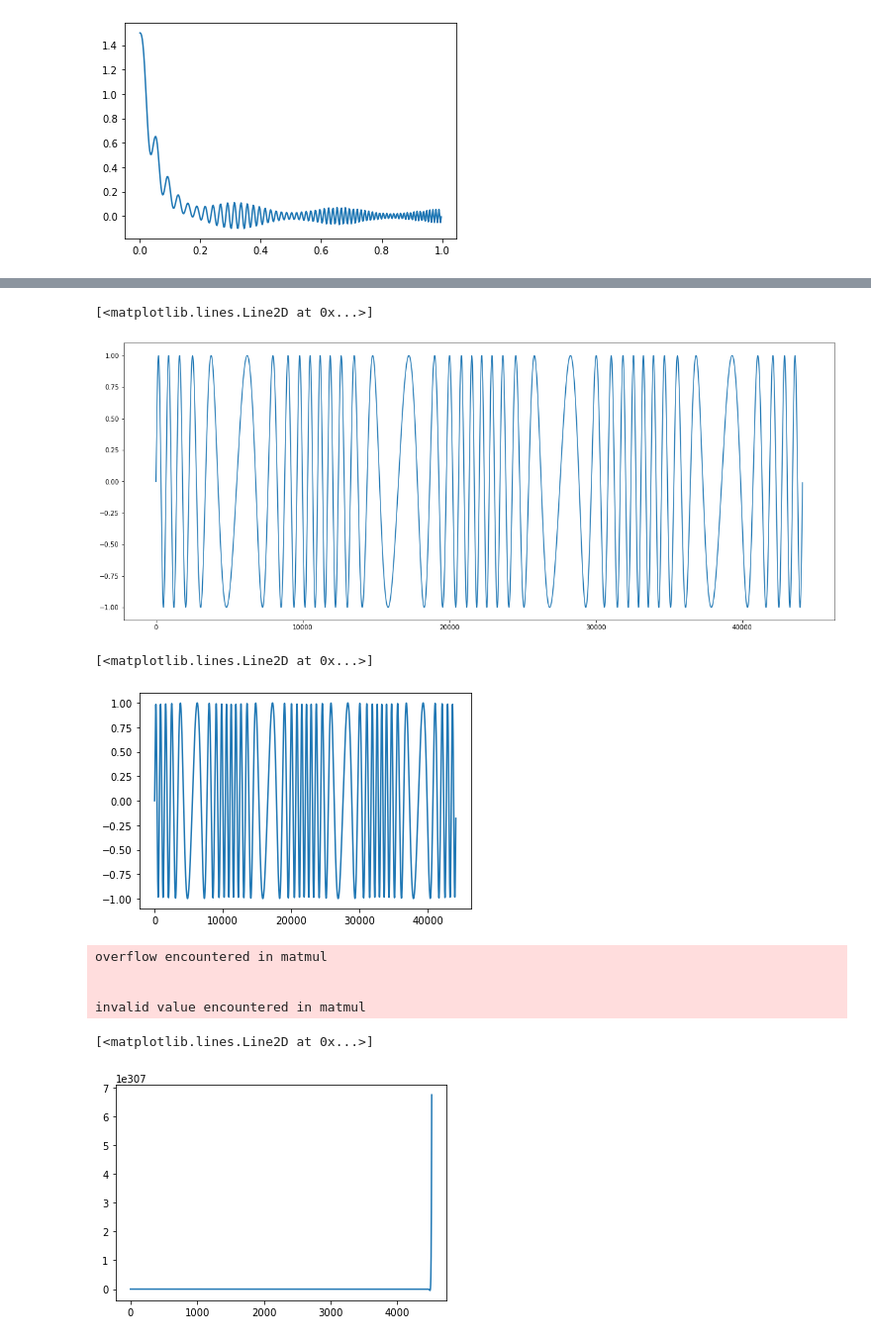
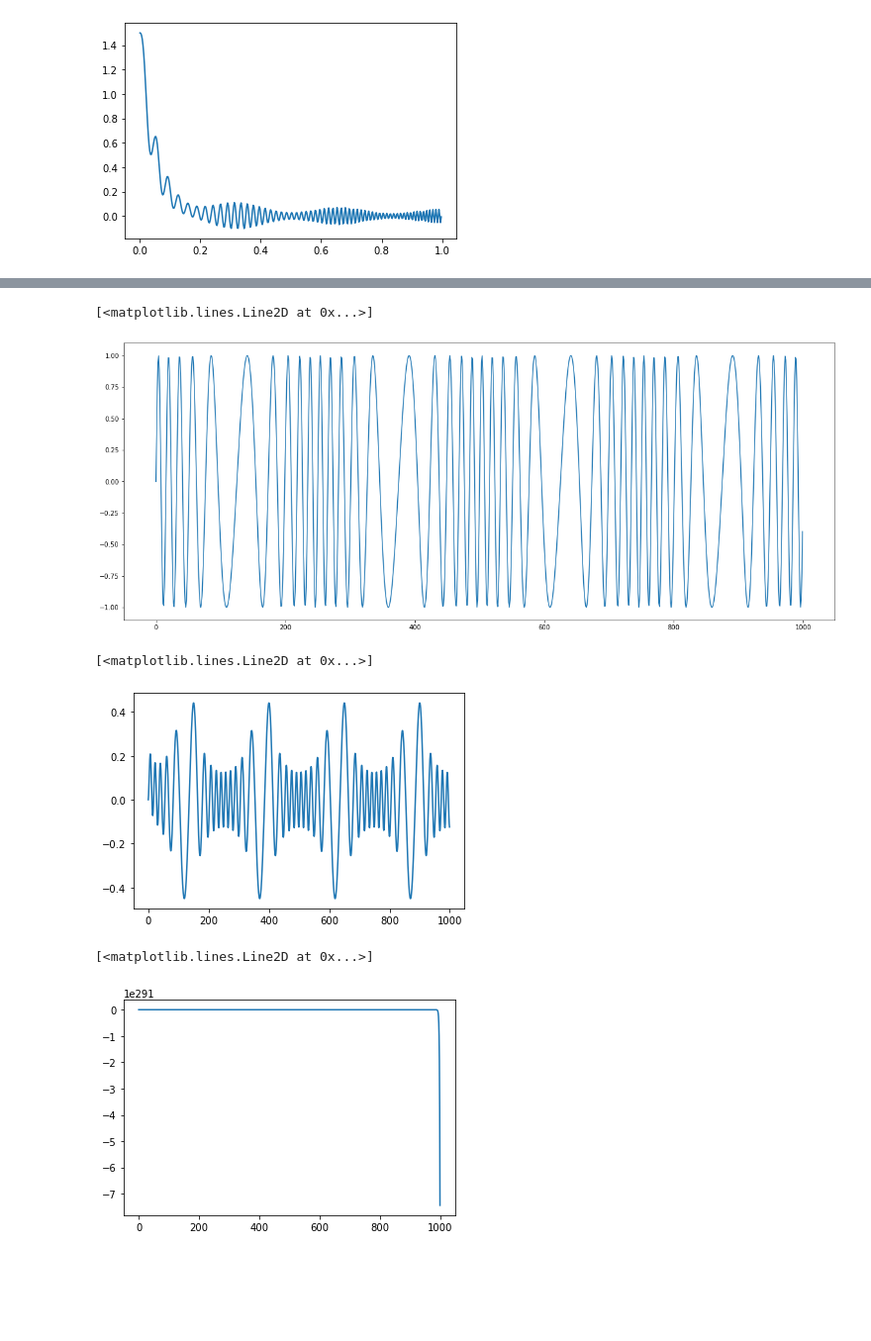
Before and after one commit to Max25112/PythonApplication1, a Jupyter notebook: PythonApplication1/practise.ipynb, the cells around one changed output, grey strips where cells are left out. Shown at 99% size. Cells and saved outputs as stored; diff of their text form; code cells hidden in the pictures; blank space fills up the shorter version.

```diff
--- a/PythonApplication1/practise.ipynb
+++ b/PythonApplication1/practise.ipynb
@@ -184,11 +233,12 @@ plt.plot(t, exponential_smoothing(signal, 0.05), label="AmpEx")
 [<matplotlib.lines.Line2D at 0x...>]
 [figure]
 # %%
+#фазовая моделяция
 modulator_frequency = 4.0
 carrier_frequency = 40.0
 modulation_index = 1.0
 
-time = np.arange(44100.0) / 44100.0
+time = np.arange(1000.0) / 1000.0
 modulator = np.sin(2.0 * np.pi * modulator_frequency * time) * modulation_index
 carrier = np.sin(2.0 * np.pi * carrier_frequency * time)
 product = np.zeros_like(modulator)
@@ -217,18 +267,15 @@ plt.figure(figsize=(20, 8))
 plt.plot(product, label="Freq")
 # %% [output]
 [<matplotlib.lines.Line2D at 0x...>]
-[figure, old version]
+[figure, new version]
 # %%
 plt.plot(exponential_smoothing(product, 0.05), label="FreqEx")
 # %% [output]
 [<matplotlib.lines.Line2D at 0x...>]
-[figure, old version]
+[figure, new version]
 # %%
-plt.plot(func_AR(product), label="FreqAR")
+freqAR=func_AR(product)
+plt.plot(freqAR, label="FreqAR")
 # %% [output]
-overflow encountered in matmul
-
-
-invalid value encountered in matmul
+[<matplotlib.lines.Line2D at 0x...>]
-[<matplotlib.lines.Line2D at 0x...>]
-[figure, old version]
+[figure, new version]
```
Also changed, not shown: parts of 29 cells of this notebook, 1 other file.
